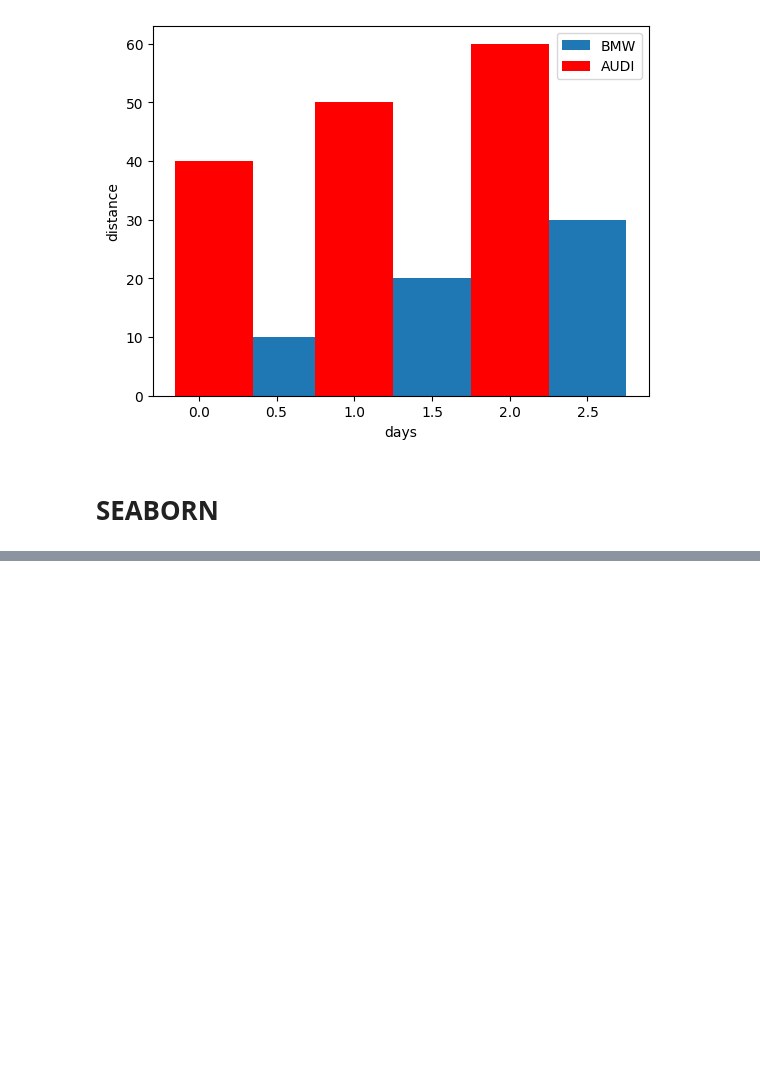
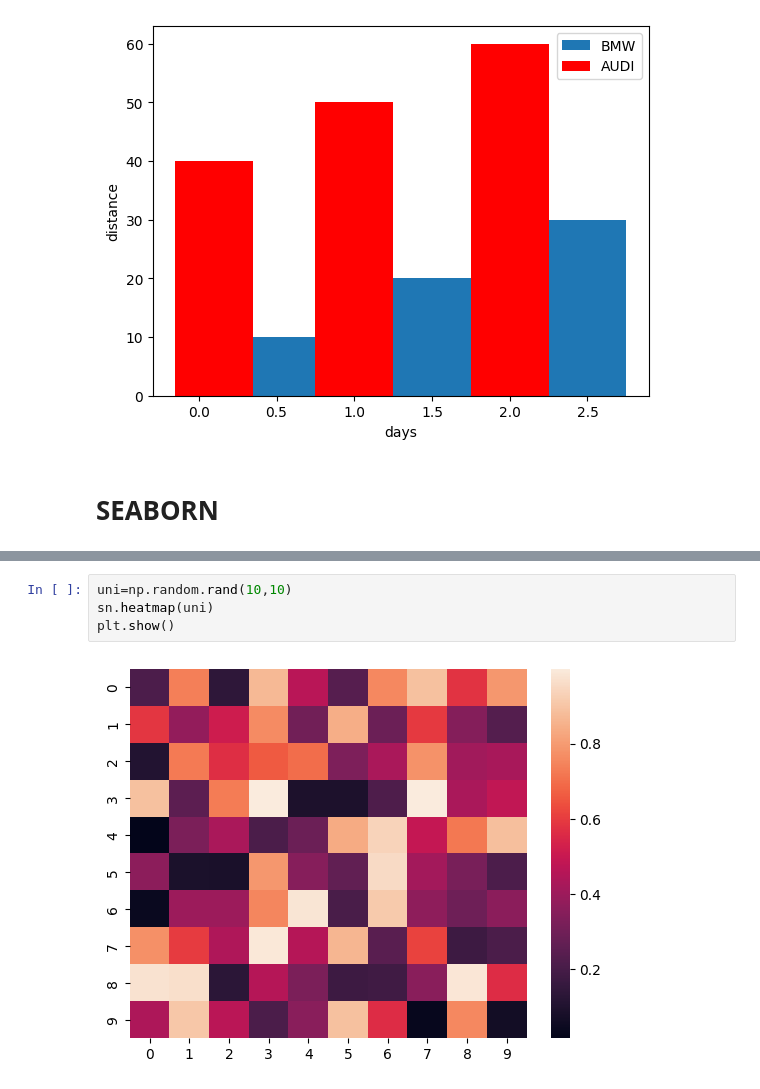
Before and after one commit to Akshay15042002/practice, a Jupyter notebook: matplot&seaborn.ipynb, the cells around one changed output, grey strips where cells are left out. Cells and saved outputs as stored; diff of their text form; blank space fills up the shorter version.

```diff
--- a/matplot&seaborn.ipynb
+++ b/matplot&seaborn.ipynb
@@ -92,0 +149,6 @@ plt.show
+# %%
+uni=np.random.rand(10,10)
+sn.heatmap(uni)
+plt.show()
+# %% [output]
+[figure, added]
```
Also changed, not shown: parts of 4 cells of this notebook.
